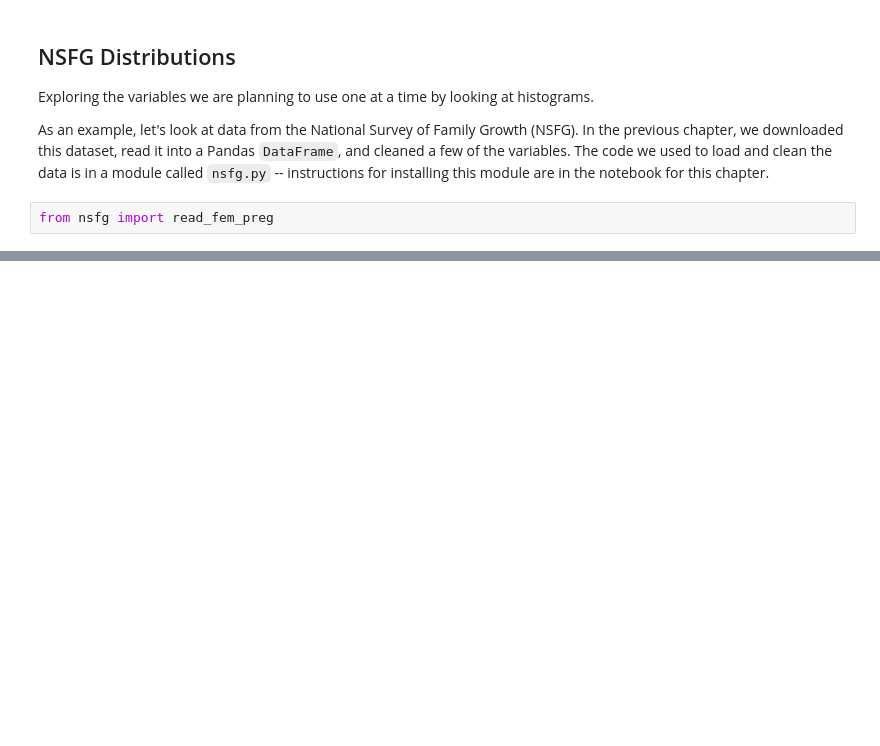
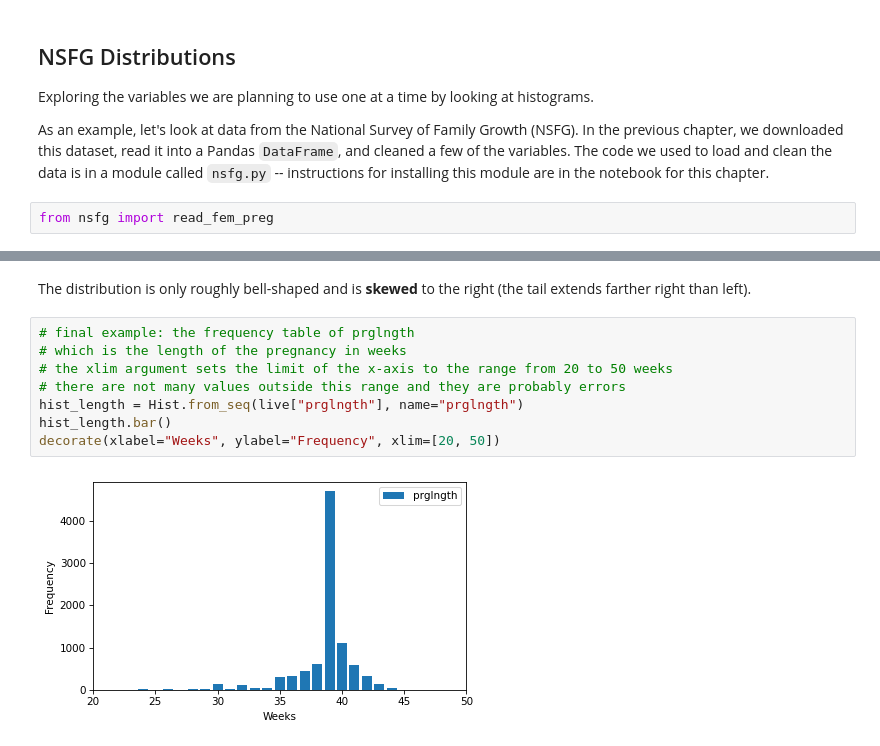
Before and after one commit to mindeleven/algo-trading-bootcamp, a Jupyter notebook: 02-Think-Stats/Notebooks/02_Distributions.ipynb, the cells around one changed output, grey strips where cells are left out. Drawn from its saved outputs; the diff is of its cells as text; blank space fills up the shorter version.

```diff
--- a/02-Think-Stats/Notebooks/02_Distributions.ipynb
+++ b/02-Think-Stats/Notebooks/02_Distributions.ipynb
@@ -124,0 +226,12 @@ BadGzipFile: Not a gzipped file (b've')
+# %% [markdown]
+The distribution is only roughly bell-shaped and is __skewed__ to the right (the tail extends farther right than left).
+# %%
+# final example: the frequency table of prglngth
+# which is the length of the pregnancy in weeks
+# the xlim argument sets the limit of the x-axis to the range from 20 to 50 weeks
+# there are not many values outside this range and they are probably errors
+hist_length = Hist.from_seq(live["prglngth"], name="prglngth")
+hist_length.bar()
+decorate(xlabel="Weeks", ylabel="Frequency", xlim=[20, 50])
+# %% [output]
+[figure, added]
```
Also changed, not shown: parts of 23 cells of this notebook.
